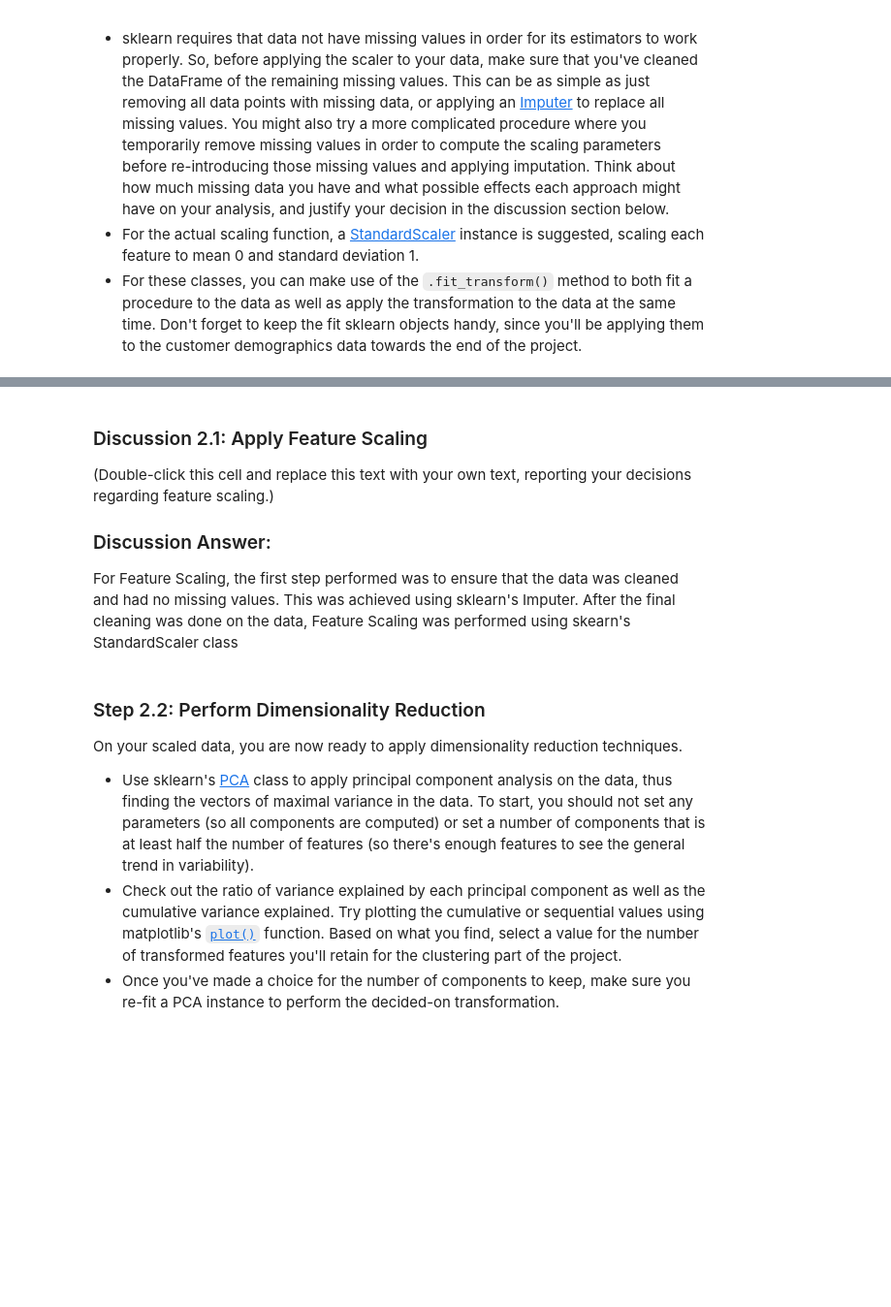
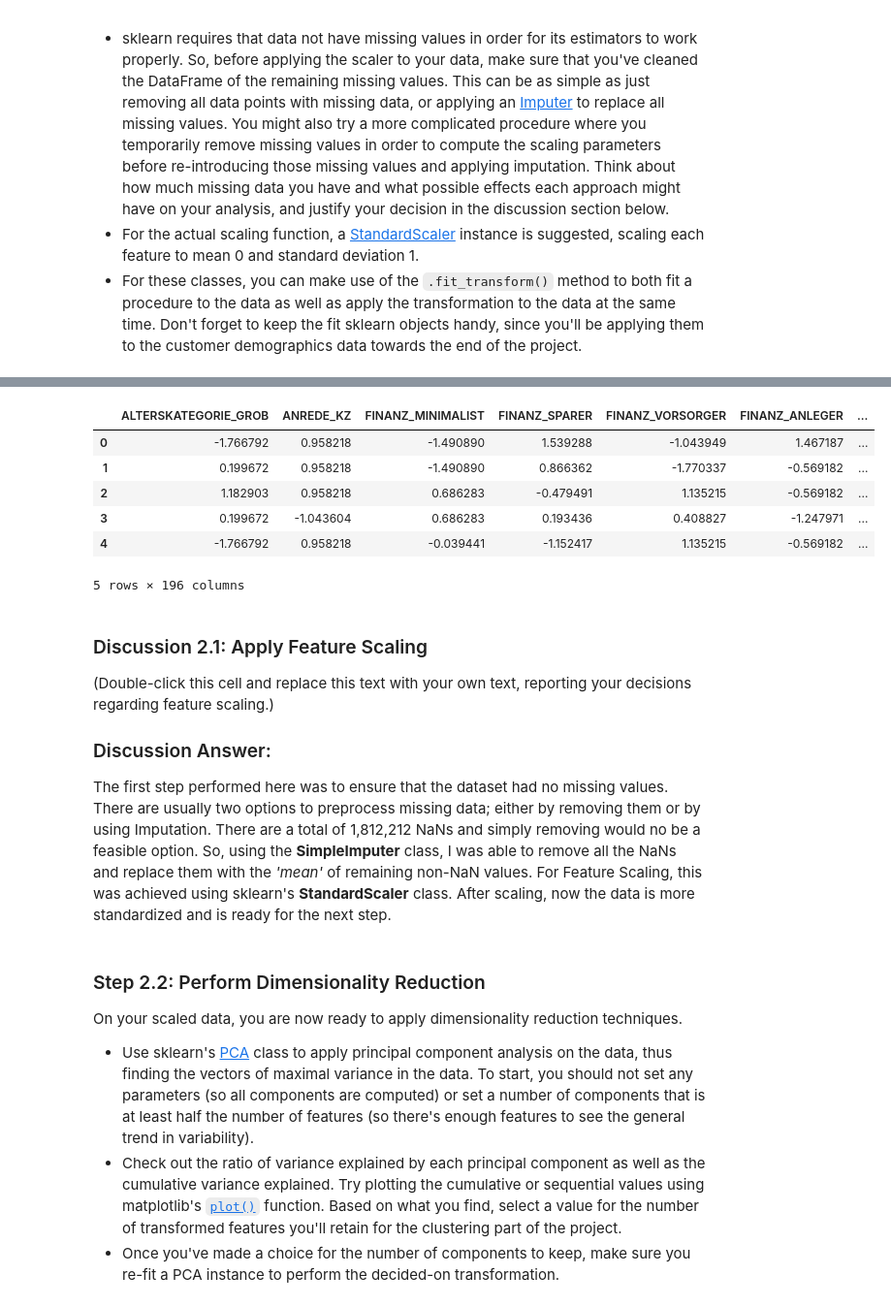
Before and after one commit to SaiManidevi/Identify-Customer-Segments---Unsupervised-Learning-Project, a Jupyter notebook: Identify_Customer_Segments_june_.ipynb, the cells around one changed output, grey strips where cells are left out. Shown at 97% size. Cells and saved outputs as stored; diff of their text form; code cells hidden in the pictures; blank space fills up the shorter version.

```diff
--- a/Identify_Customer_Segments_june_.ipynb
+++ b/Identify_Customer_Segments_june_.ipynb
@@ -975,4 +1001,4 @@ azdias_copy = pd.DataFrame(azdias_copy, columns= col)
 # %%
 # Apply feature scaling to the general population demographics data.
 scaler = StandardScaler()
-azdias_ss = scaler.fit_transform(azdias_copy)
+azdias_scaled = scaler.fit_transform(azdias_imputed)
@@ -982,10 +1005,24 @@ azdias_ss.head()
+# %%
+# Convert the np array to pandas dataframe
+azdias_scaled = pd.DataFrame(azdias_scaled, columns= col)
+print("Azdias after scaling:")
+azdias_scaled.head()
+# %% [output]
+|  | ALTERSKATEGORIE_GROB | ANREDE_KZ | FINANZ_MINIMALIST | FINANZ_SPARER | FINANZ_VORSORGER | FINANZ_ANLEGER | ... |
+| 0 | -1.766792 | 0.958218 | -1.490890 | 1.539288 | -1.043949 | 1.467187 | ... |
+| 1 | 0.199672 | 0.958218 | -1.490890 | 0.866362 | -1.770337 | -0.569182 | ... |
+| 2 | 1.182903 | 0.958218 | 0.686283 | -0.479491 | 1.135215 | -0.569182 | ... |
+| 3 | 0.199672 | -1.043604 | 0.686283 | 0.193436 | 0.408827 | -1.247971 | ... |
+| 4 | -1.766792 | 0.958218 | -0.039441 | -1.152417 | 1.135215 | -0.569182 | ... |
+5 rows × 196 columns
 # %% [markdown]
 ### Discussion 2.1: Apply Feature Scaling
 
 (Double-click this cell and replace this text with your own text, reporting your decisions regarding feature scaling.)
 
 ### Discussion Answer:
-   For Feature Scaling, the first step performed was to ensure that the data was cleaned and had no missing values. This was achieved using sklearn's Imputer. After the final cleaning was done on the data, Feature Scaling was performed using skearn's StandardScaler class
+   The first step performed here was to ensure that the dataset had no missing values. There are usually two options to preprocess missing data; either by removing them or by using Imputation.
+   There are a total of 1,812,212 NaNs and simply removing would no be a feasible option. So, using the **SimpleImputer** class, I was able to remove all the NaNs and replace them with the _'mean'_ of remaining non-NaN values. For Feature Scaling, this was achieved using sklearn's **StandardScaler** class. After scaling, now the data is more standardized and is ready for the next step.
 # %% [markdown]
 ### Step 2.2: Perform Dimensionality Reduction
 
```
Also changed, not shown: parts of 6 cells of this notebook.
